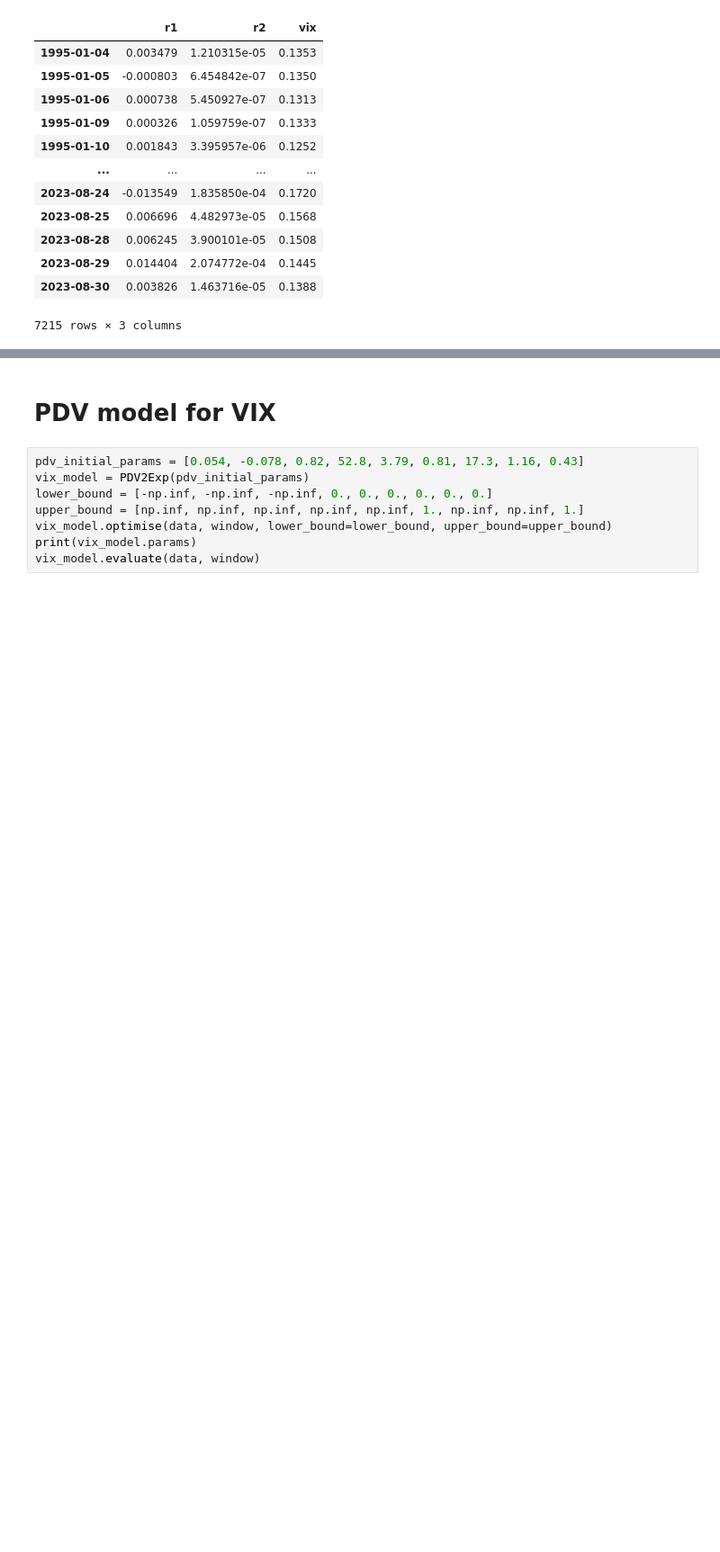
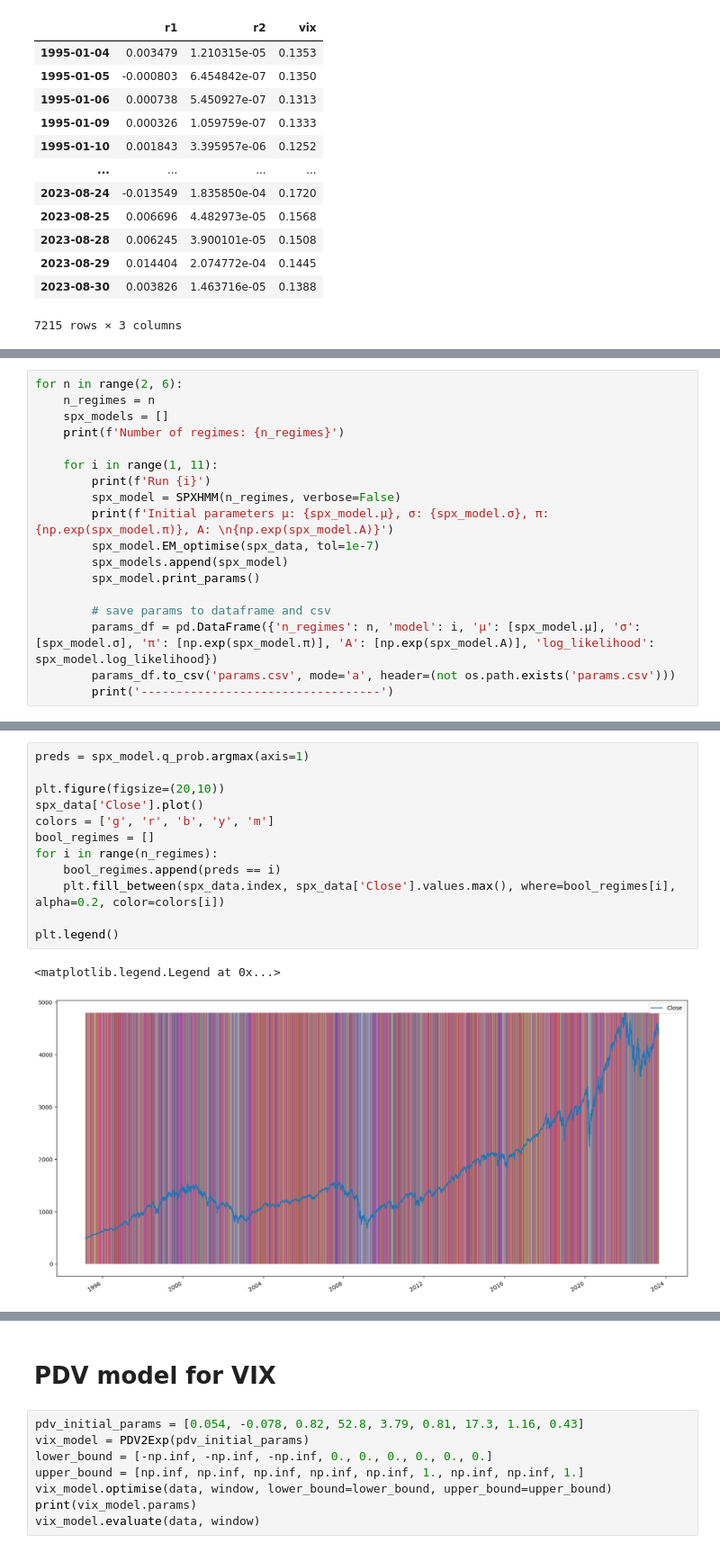
Before and after one commit to luchungi/VolatilityIsMostlyPathDependent, a Jupyter notebook: Simulation_SPX_VIX.ipynb, the cells around one changed output, grey strips where cells are left out. Shown at 90% size. Cells and saved outputs as stored; diff of their text form; blank space fills up the shorter version.

```diff
--- a/Simulation_SPX_VIX.ipynb
+++ b/Simulation_SPX_VIX.ipynb
@@ -79,0 +46,18 @@ A:
+# %%
+for n in range(2, 6):
+    n_regimes = n
+    spx_models = []
+    print(f'Number of regimes: {n_regimes}')
+
+    for i in range(1, 11):
+        print(f'Run {i}')
+        spx_model = SPXHMM(n_regimes, verbose=False)
+        print(f'Initial parameters μ: {spx_model.μ}, σ: {spx_model.σ}, π: {np.exp(spx_model.π)}, A: \n{np.exp(spx_model.A)}')
+        spx_model.EM_optimise(spx_data, tol=1e-7)
+        spx_models.append(spx_model)
+        spx_model.print_params()
+
+        # save params to dataframe and csv
+        params_df = pd.DataFrame({'n_regimes': n, 'model': i, 'μ': [spx_model.μ], 'σ': [spx_model.σ], 'π': [np.exp(spx_model.π)], 'A': [np.exp(spx_model.A)], 'log_likelihood': spx_model.log_likelihood})
+        params_df.to_csv('params.csv', mode='a', header=(not os.path.exists('params.csv')))
+        print('----------------------------------')
@@ -79,0 +103,15 @@ A:
+# %%
+preds = spx_model.q_prob.argmax(axis=1)
+
+plt.figure(figsize=(20,10))
+spx_data['Close'].plot()
+colors = ['g', 'r', 'b', 'y', 'm']
+bool_regimes = []
+for i in range(n_regimes):
+    bool_regimes.append(preds == i)
+    plt.fill_between(spx_data.index, spx_data['Close'].values.max(), where=bool_regimes[i], alpha=0.2, color=colors[i])
+
+plt.legend()
+# %% [output]
+<matplotlib.legend.Legend at 0x...>
+[figure, added]
```
Also changed, not shown: parts of 12 cells of this notebook, 2 other files.
